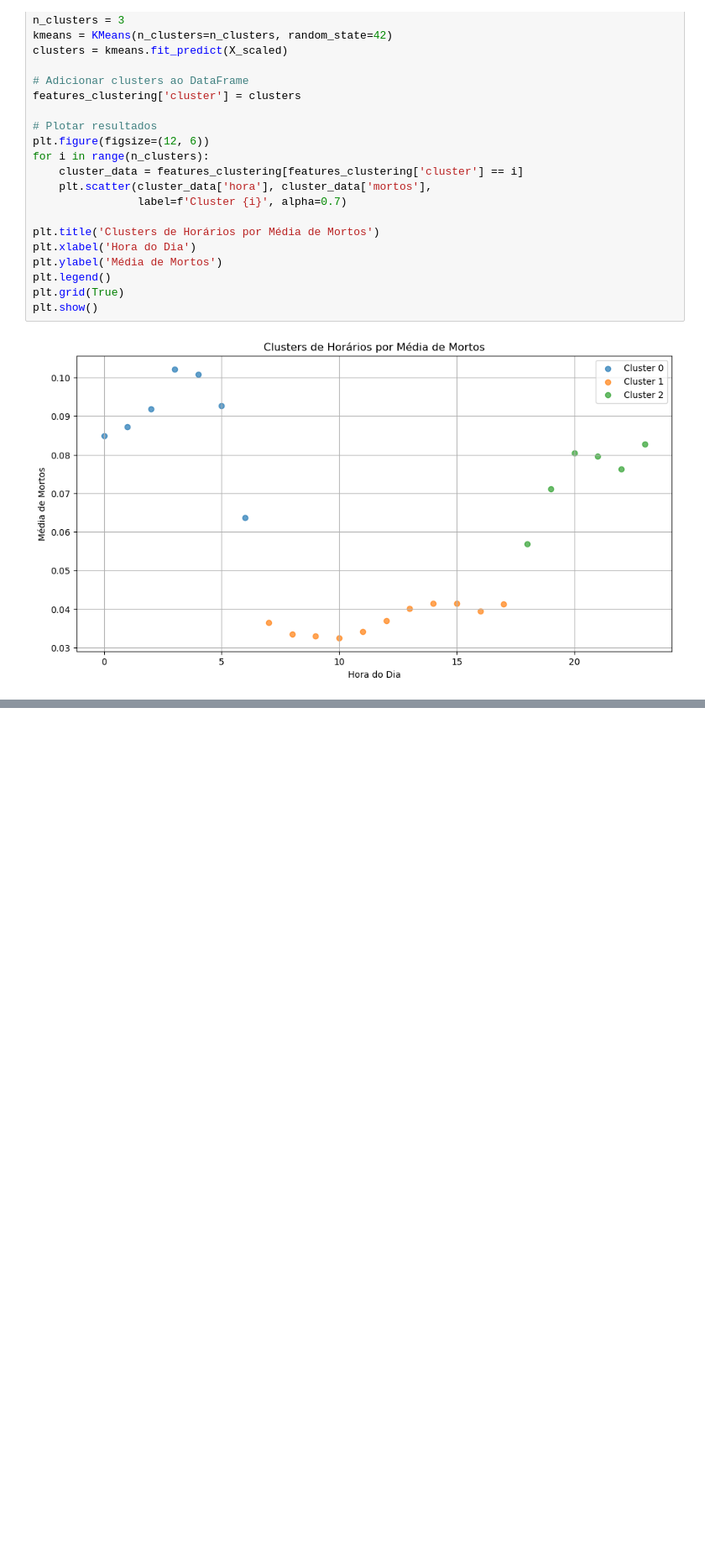
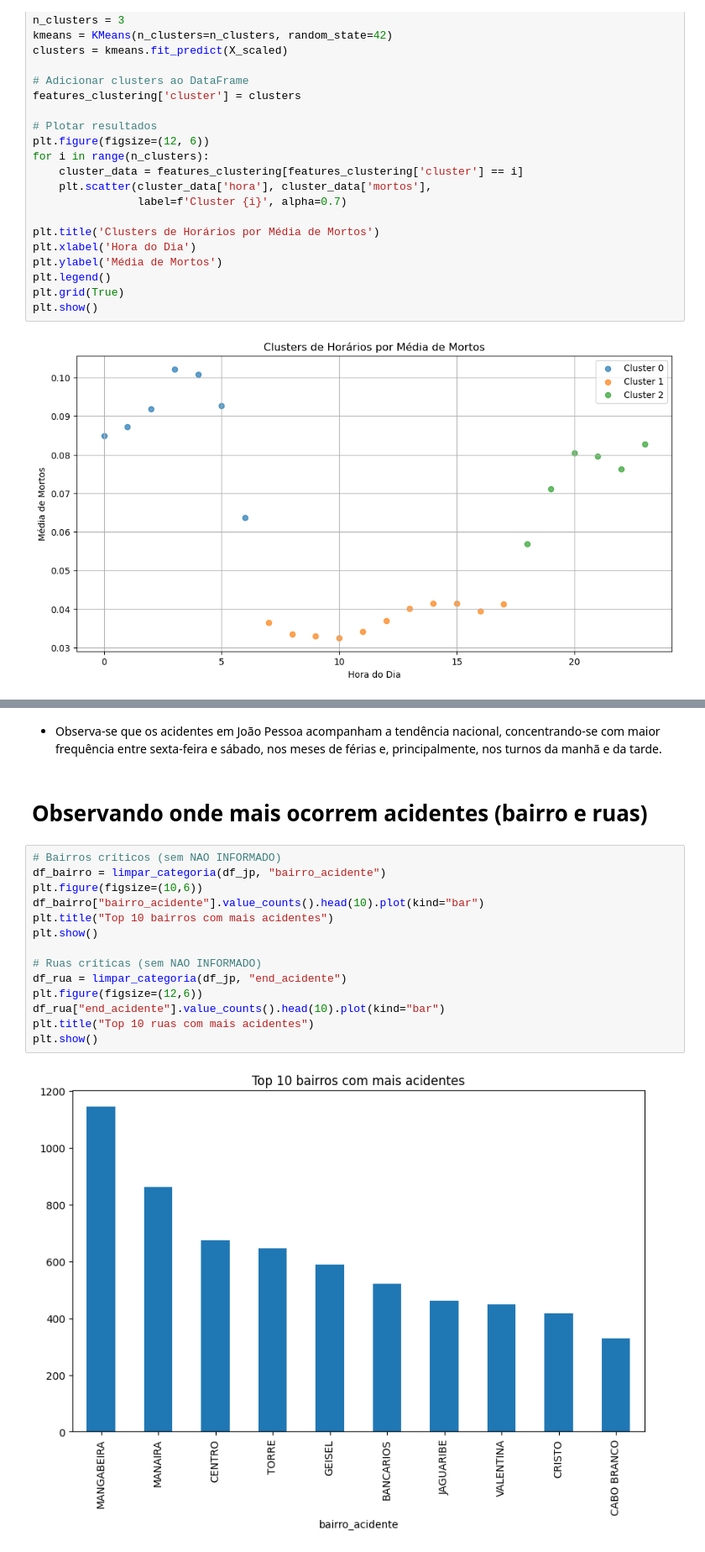
Before and after one commit to henriquesantos007/Trabalho-ICD-2025.1, a Jupyter notebook: analise_temporal.ipynb, the cells around one changed output, grey strips where cells are left out. Shown at 84% size. Drawn from its saved outputs; the diff is of its cells as text; blank space fills up the shorter version.

```diff
--- a/analise_temporal.ipynb
+++ b/analise_temporal.ipynb
@@ -670,0 +749,20 @@ plt.show()
+# %% [markdown]
+- Observa-se que os acidentes em João Pessoa acompanham a tendência nacional, concentrando-se com maior frequência entre sexta-feira e sábado, nos meses de férias e, principalmente, nos turnos da manhã e da tarde.
+# %% [markdown]
+# Observando onde mais ocorrem acidentes (bairro e ruas)
+# %%
+# Bairros críticos (sem NAO INFORMADO)
+df_bairro = limpar_categoria(df_jp, "bairro_acidente")
+plt.figure(figsize=(10,6))
+df_bairro["bairro_acidente"].value_counts().head(10).plot(kind="bar")
+plt.title("Top 10 bairros com mais acidentes")
+plt.show()
+
+# Ruas críticas (sem NAO INFORMADO)
+df_rua = limpar_categoria(df_jp, "end_acidente")
+plt.figure(figsize=(12,6))
+df_rua["end_acidente"].value_counts().head(10).plot(kind="bar")
+plt.title("Top 10 ruas com mais acidentes")
+plt.show()
+# %% [output]
+[figure, added]
```
Also changed, not shown: parts of 13 cells of this notebook.
